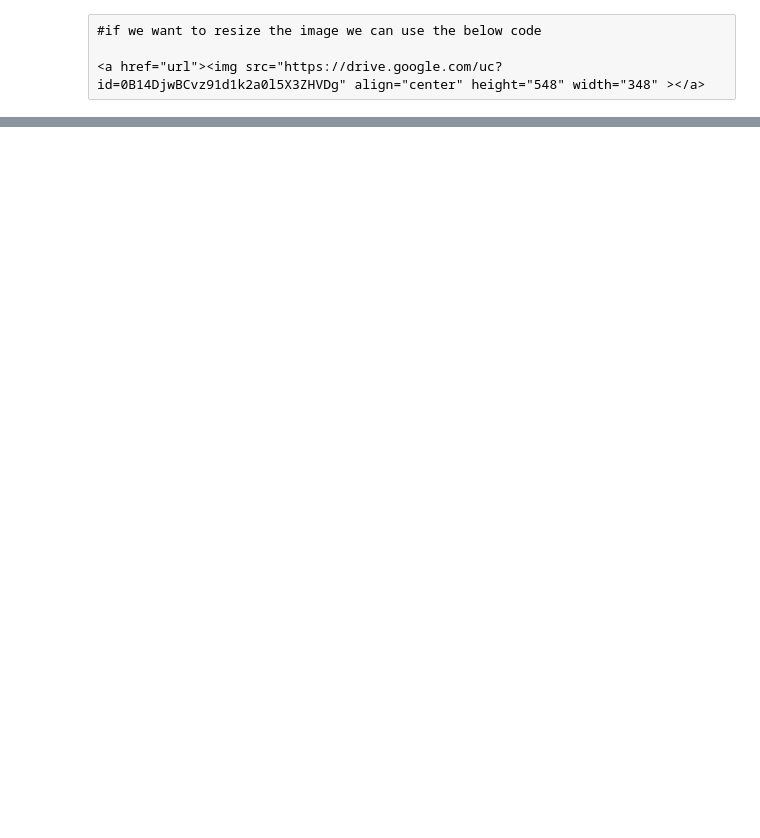
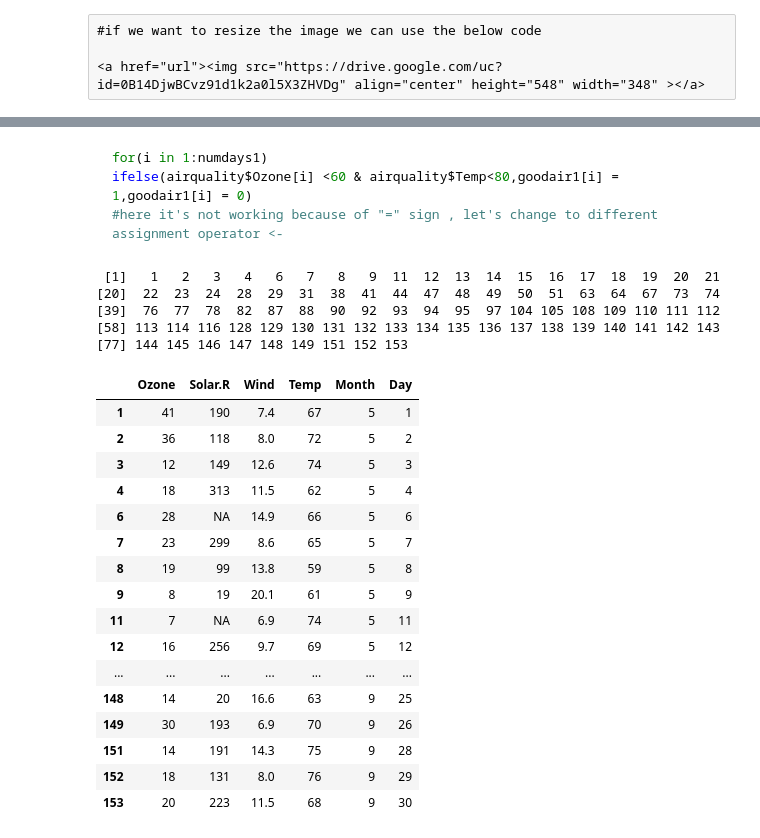
Before and after one commit to sumendar/sphweb_Stats, a Jupyter notebook: sphweb_Stats.ipynb, the cells around one changed output, grey strips where cells are left out. Drawn from its saved outputs; the diff is of its cells as text; code cells hidden in the pictures; blank space fills up the shorter version.

````diff
--- a/sphweb_Stats.ipynb
+++ b/sphweb_Stats.ipynb
@@ -122,0 +352,6 @@ The logic by which this will assign grades is depicted in the figure below.
+# %% [markdown]
+```R
+for(i in 1:numdays1)
+ifelse(airquality$Ozone[i] <60 & airquality$Temp<80,goodair1[i] = 1,goodair1[i] = 0)
+#here it's not working because of "=" sign , let's change to different assignment operator <-
+```
@@ -122,0 +361,30 @@ The logic by which this will assign grades is depicted in the figure below.
+# %%
+goodindices1 <-  which(goodair1 == 1)
+#airquality[goodindices1,]
+print(goodindices1)
+# %% [output]
+ [1]   1   2   3   4   6   7   8   9  11  12  13  14  15  16  17  18  19  20  21
+[20]  22  23  24  28  29  31  38  41  44  47  48  49  50  51  63  64  67  73  74
+[39]  76  77  78  82  87  88  90  92  93  94  95  97 104 105 108 109 110 111 112
+[58] 113 114 116 128 129 130 131 132 133 134 135 136 137 138 139 140 141 142 143
+[77] 144 145 146 147 148 149 151 152 153
+# %%
+airquality[goodindices1,]
+# %% [output]
+|  | Ozone | Solar.R | Wind | Temp | Month | Day |
+| 1 | 41 | 190 | 7.4 | 67 | 5 | 1 |
+| 2 | 36 | 118 | 8.0 | 72 | 5 | 2 |
+| 3 | 12 | 149 | 12.6 | 74 | 5 | 3 |
+| 4 | 18 | 313 | 11.5 | 62 | 5 | 4 |
+| 6 | 28 | NA | 14.9 | 66 | 5 | 6 |
+| 7 | 23 | 299 | 8.6 | 65 | 5 | 7 |
+| 8 | 19 | 99 | 13.8 | 59 | 5 | 8 |
+| 9 | 8 | 19 | 20.1 | 61 | 5 | 9 |
+| 11 | 7 | NA | 6.9 | 74 | 5 | 11 |
+| 12 | 16 | 256 | 9.7 | 69 | 5 | 12 |
+| ... | ... | ... | ... | ... | ... | ... |
+| 148 | 14 | 20 | 16.6 | 63 | 9 | 25 |
+| 149 | 30 | 193 | 6.9 | 70 | 9 | 26 |
+| 151 | 14 | 191 | 14.3 | 75 | 9 | 28 |
+| 152 | 18 | 131 | 8.0 | 76 | 9 | 29 |
+| 153 | 20 | 223 | 11.5 | 68 | 9 | 30 |
````
Also changed, not shown: parts of 33 cells of this notebook, 1 other file.
